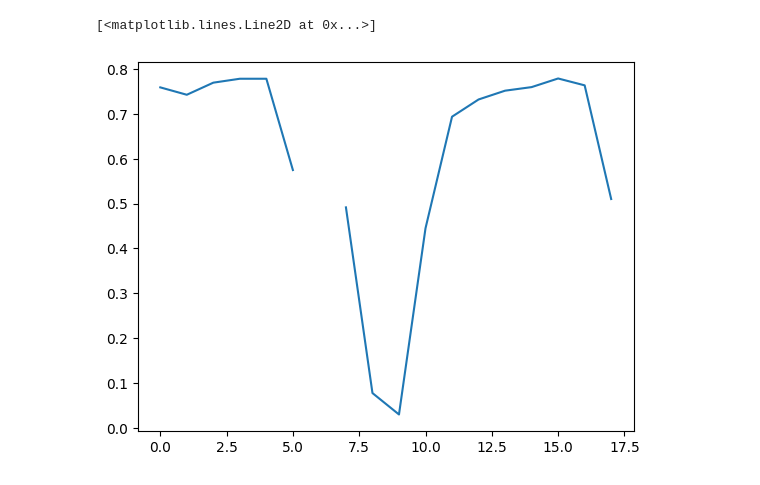
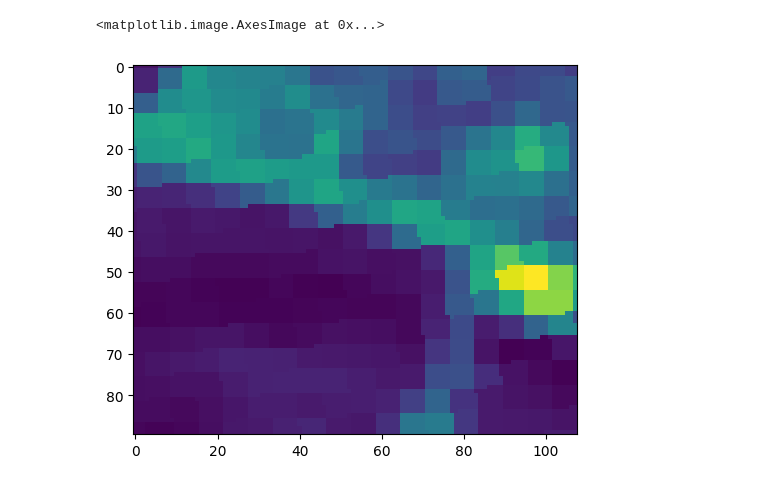
Before and after one commit to olegkeatzin/AgriHealthMap, a Jupyter notebook: test.ipynb, the cells around one changed output. Drawn from its saved outputs; the diff is of its cells as text; code cells hidden in the pictures.

```diff
--- a/test.ipynb
+++ b/test.ipynb
@@ -31,3 +140,0 @@ plt.imshow(image_ndvi,cmap='RdYlGn')
-# %%
-sentinel.set_channels('ndvi')
-images, time_intervals = sentinel.get_monthly_images(18) # количество месяцев, включая текущий
@@ -106,6 +141,6 @@ if images_for_animation:
-# %%
-mean_ndvis = [np.mean(ndvi) for ndvi in images]
-plt.plot(mean_ndvis)
-# %% [output]
-[<matplotlib.lines.Line2D at 0x...>]
-[figure, removed]
+# %%
+data = sentinel.get_data(['B01'])
+plt.imshow(data)
+# %% [output]
+<matplotlib.image.AxesImage at 0x...>
+[figure, added]
```
Also changed, not shown: parts of 18 cells of this notebook, 3 other files.
